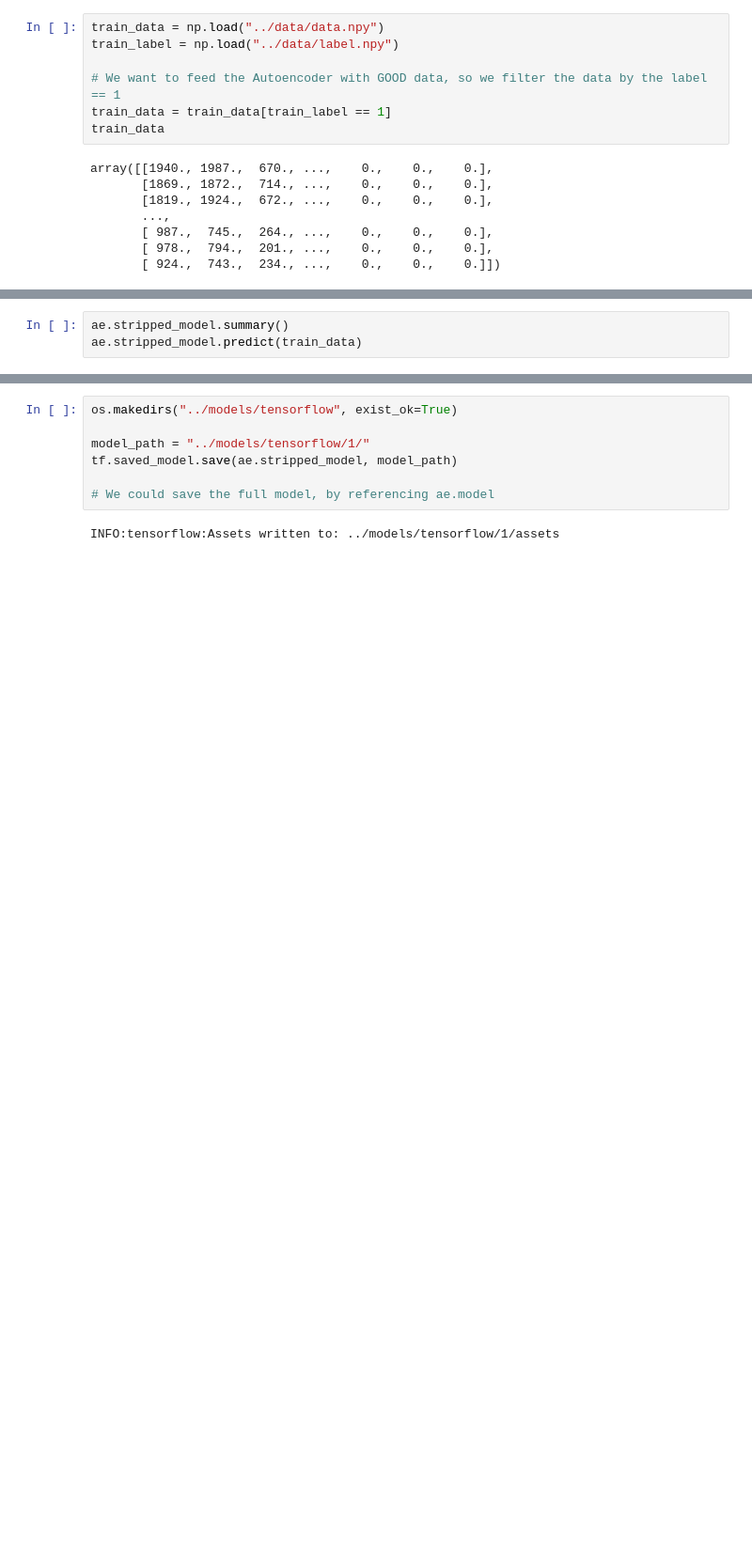
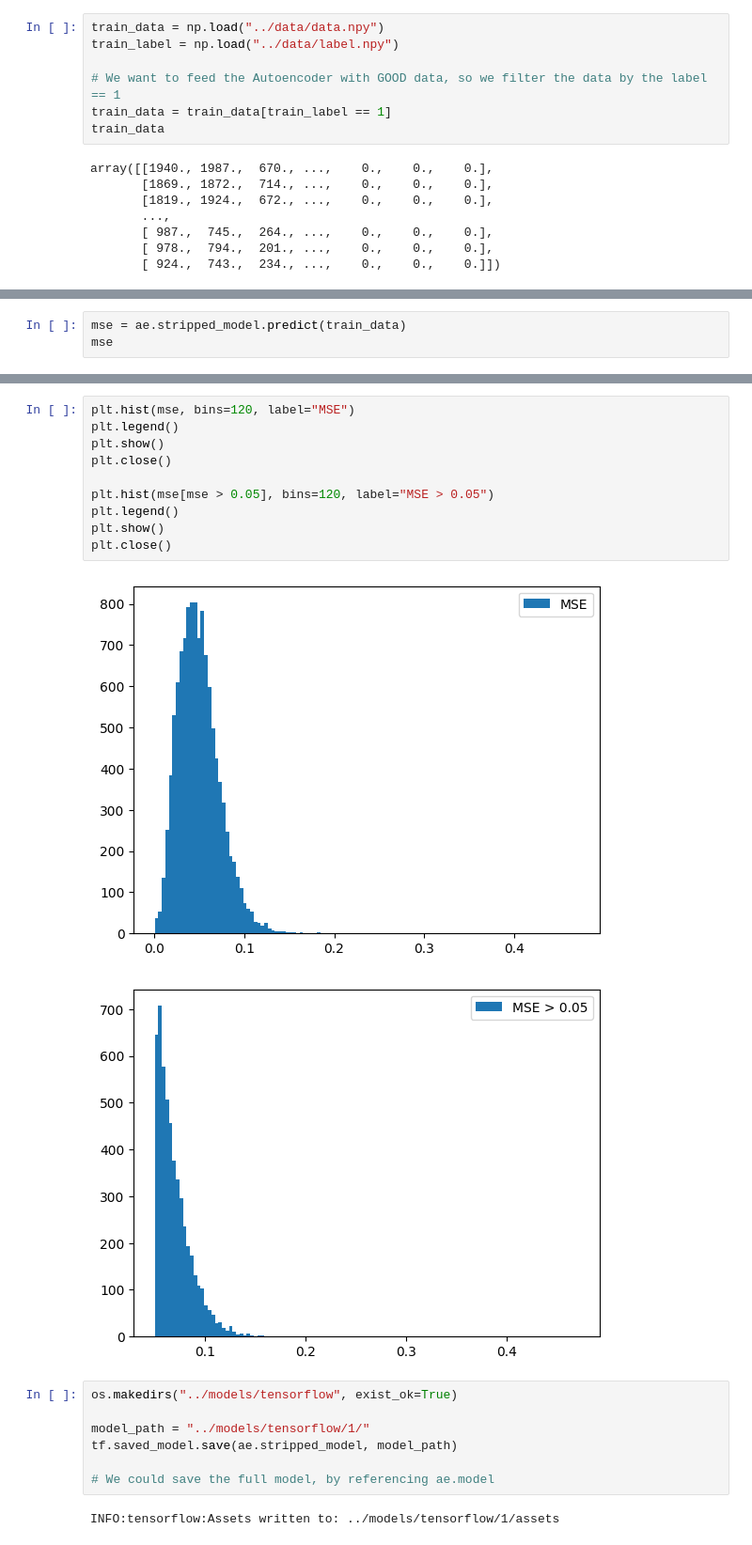
Before and after one commit to gabrielmscampos/ml_examples, a Jupyter notebook: notebooks/tensorflow.ipynb, the cells around one changed output, grey strips where cells are left out. Shown: that part at 94% size. Drawn from its saved outputs; the diff is of its cells as text; blank space fills up the shorter version.

Commit message:
refactor: update tensorflow notebook to plot reconstructed input mse

```diff
--- a/notebooks/tensorflow.ipynb
+++ b/notebooks/tensorflow.ipynb
@@ -146,4 +170,4 @@ array([[0.65870476, 0.5869801 , 0.4615482 , ..., 0.01536431, 0.01390053,
 # %%
-ae.stripped_model.summary()
-ae.stripped_model.predict(train_data)
+mse = ae.stripped_model.predict(train_data)
+mse
 # %% [output]
@@ -174,3 +177,16 @@ array([0.04347204, 0.04621698, 0.05846943, ..., 0.06531066, 0.02644791,
+# %%
+plt.hist(mse, bins=120, label="MSE")
+plt.legend()
+plt.show()
+plt.close()
+
+plt.hist(mse[mse > 0.05], bins=120, label="MSE > 0.05")
+plt.legend()
+plt.show()
+plt.close()
+# %% [output]
+[figure, added]
+[figure, added]
 # %%
 os.makedirs("../models/tensorflow", exist_ok=True)
 
```
Also changed, not shown: parts of 7 cells of this notebook.
